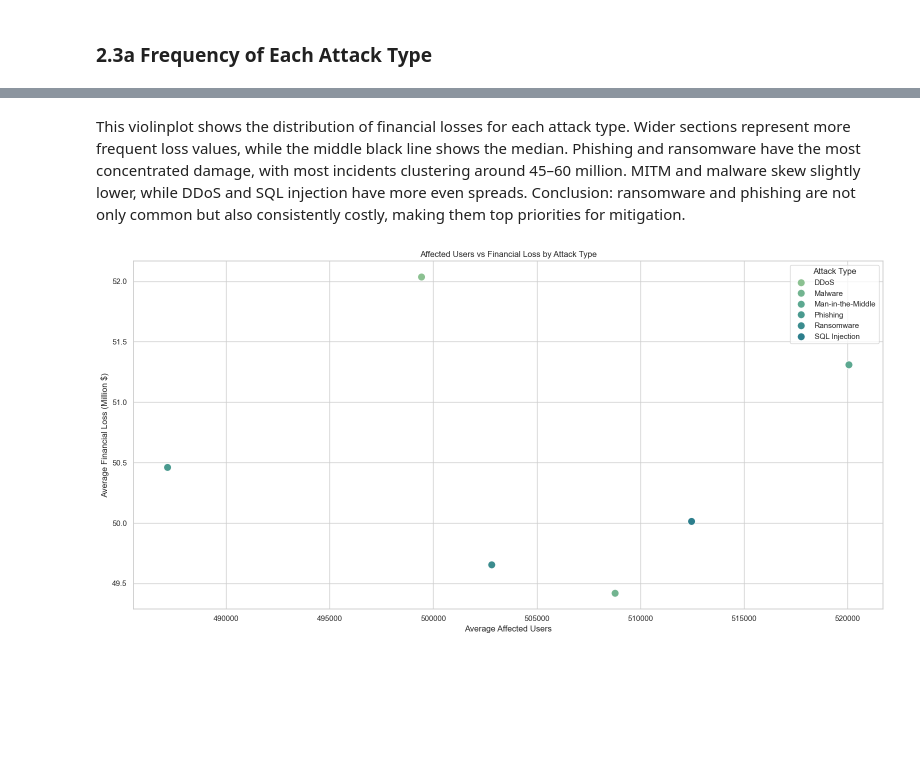
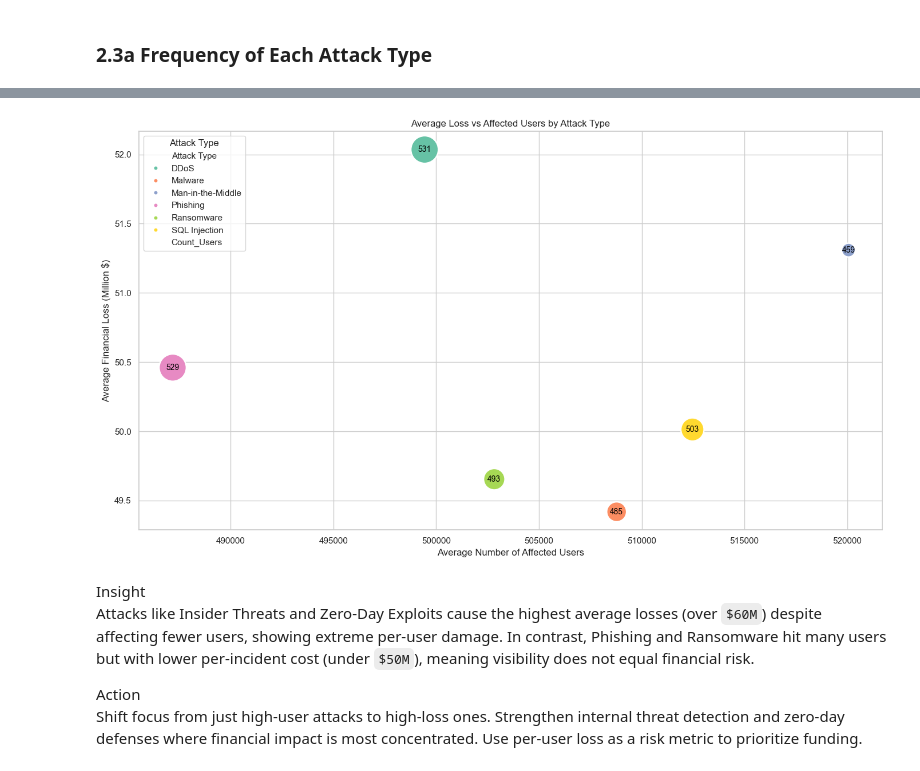
Before and after one commit to dolludaa/Global-Cybersecurity-Threats-2015-2024, a Jupyter notebook: business_analysis.ipynb, the cells around one changed output, grey strips where cells are left out. Saved outputs shown, nothing was run; the diff lists cells and outputs as text; code cells hidden in the pictures; blank space fills up the shorter version.

```diff
--- a/business_analysis.ipynb
+++ b/business_analysis.ipynb
@@ -430,8 +468,12 @@ Phishing holds steady at ~22% share. MITM and insiders cause rare but costly spi
 loss_by_industry = df.groupby('Target Industry')['Financial Loss (in Million $)'].sum().sort_values(ascending=True)
 
 plt.figure(figsize=(10, 6))
-sns.barplot(x=loss_by_industry.values, y=loss_by_industry.index, color=crest_palette[6])
-plt.title('Total Financial Loss by Industry')
+bars = plt.barh(loss_by_industry.index, loss_by_industry.values, color=palette[3])
+
+for i, value in enumerate(loss_by_industry.values):
+    plt.text(value + 5, i, f"${value:,.0f}M", va='center', fontsize=9)
+
+plt.title('Total Financial Loss by Industry', fontsize=14)
 plt.xlabel('Financial Loss (Million $)')
 plt.ylabel('Industry')
 plt.tight_layout()
@@ -526,12 +614,16 @@ This highlights the importance of protecting against low-frequency but high-impa
 # %% [markdown]
 ### 2.3a Frequency of Each Attack Type
 # %%
-attack_freq = df['Attack Type'].value_counts().sort_values()
+attack_freq = df['Attack Type'].value_counts().sort_values(ascending=True)
 
 plt.figure(figsize=(10, 6))
-plt.hlines(y=attack_freq.index, xmin=0, xmax=attack_freq.values, color=crest_palette[2], linewidth=2)
-plt.plot(attack_freq.values, attack_freq.index, "o", color=crest_palette[5])
-plt.title('Frequency of Attack Types')
+plt.hlines(y=attack_freq.index, xmin=0, xmax=attack_freq.values, color=palette[2], linewidth=2)
+plt.plot(attack_freq.values, attack_freq.index, "o", color=palette[4])
+
+for i, (value, label) in enumerate(zip(attack_freq.values, attack_freq.index)):
+    plt.text(value + 2, i, f"n={int(value)}", va='center', fontsize=9)
+
+plt.title('Frequency of Attack Types\n(n = number of recorded incidents)', fontsize=14)
 plt.xlabel('Number of Attacks')
 plt.ylabel('Attack Type')
 plt.tight_layout()
@@ -612,24 +680,48 @@ plt.show()
-# %% [markdown]
-This violinplot shows the distribution of financial losses for each attack type. Wider sections represent more frequent loss values, while the middle black line shows the median.
-Phishing and ransomware have the most concentrated damage, with most incidents clustering around 45–60 million.
-MITM and malware skew slightly lower, while DDoS and SQL injection have more even spreads.
-Conclusion: ransomware and phishing are not only common but also consistently costly, making them top priorities for mitigation.
 # %%
-avg_stats = df.groupby('Attack Type')[['Number of Affected Users', 'Financial Loss (in Million $)']].mean().reset_index()
-plt.figure(figsize=(16,8))
-sns.scatterplot(
-    data=avg_stats,
-    x='Number of Affected Users',
-    y='Financial Loss (in Million $)',
-    hue='Attack Type',
-    palette=[crest_palette[i] for i in range(len(avg_stats))],
-    s=120
+bubble_df = df.groupby("Attack Type").agg(
+    Avg_Users=("Number of Affected Users", "mean"),
+    Avg_Loss=("Financial Loss (in Million $)", "mean"),
+    Count_Users=("Number of Affected Users", "count")
+).reset_index()
+
+plt.figure(figsize=(14, 8))
+
+scatter = sns.scatterplot(
+    data=bubble_df,
+    x="Avg_Users",
+    y="Avg_Loss",
+    hue="Attack Type",
+    size="Count_Users",
+    sizes=(300, 1200),
+    palette="Set2",
+    legend="brief"
 )
 
-plt.title('Affected Users vs Financial Loss by Attack Type')
-plt.xlabel('Average Affected Users')
-plt.ylabel('Average Financial Loss (Million $)')
+handles, labels = scatter.get_legend_handles_labels()
+filtered = [(h, l) for h, l in zip(handles, labels) if not l.replace(",", "").replace(".", "").isdigit()]
+scatter.legend([h for h, _ in filtered], [l for _, l in filtered], title="Attack Type")
+
+for i in range(len(bubble_df)):
+    plt.text(
+        bubble_df["Avg_Users"][i],
+        bubble_df["Avg_Loss"][i],
+        str(bubble_df["Count_Users"][i]),
+        ha="center",
+        va="center",
+        fontsize=10,
+        color="black"
+    )
+
+plt.title("Average Loss vs Affected Users by Attack Type")
+plt.xlabel("Average Number of Affected Users")
+plt.ylabel("Average Financial Loss (Million $)")
 plt.tight_layout()
 plt.show()
 # %% [output]
-[figure, old version]
+[figure, new version]
+# %% [markdown]
+Insight
+Attacks like Insider Threats and Zero-Day Exploits cause the highest average losses (over `$60M`) despite affecting fewer users, showing extreme per-user damage. In contrast, Phishing and Ransomware hit many users but with lower per-incident cost (under `$50M`), meaning visibility does not equal financial risk.
+
+Action
+Shift focus from just high-user attacks to high-loss ones. Strengthen internal threat detection and zero-day defenses where financial impact is most concentrated. Use per-user loss as a risk metric to prioritize funding.
```
Also changed, not shown: parts of 31 cells of this notebook.
